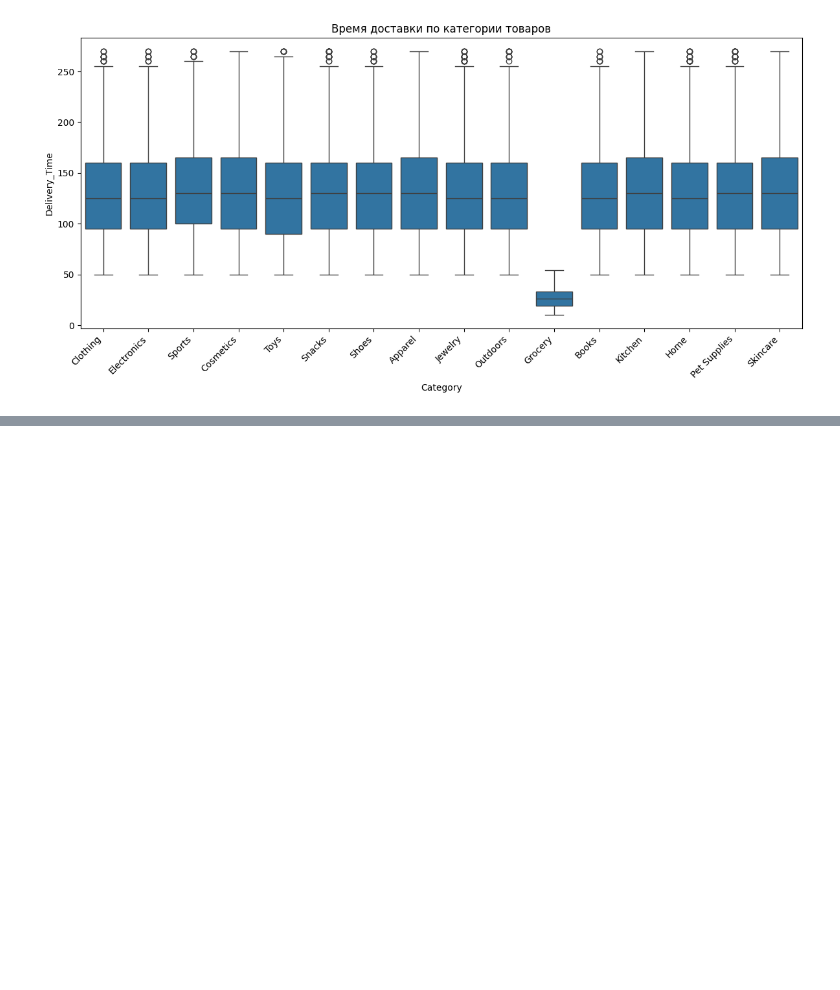
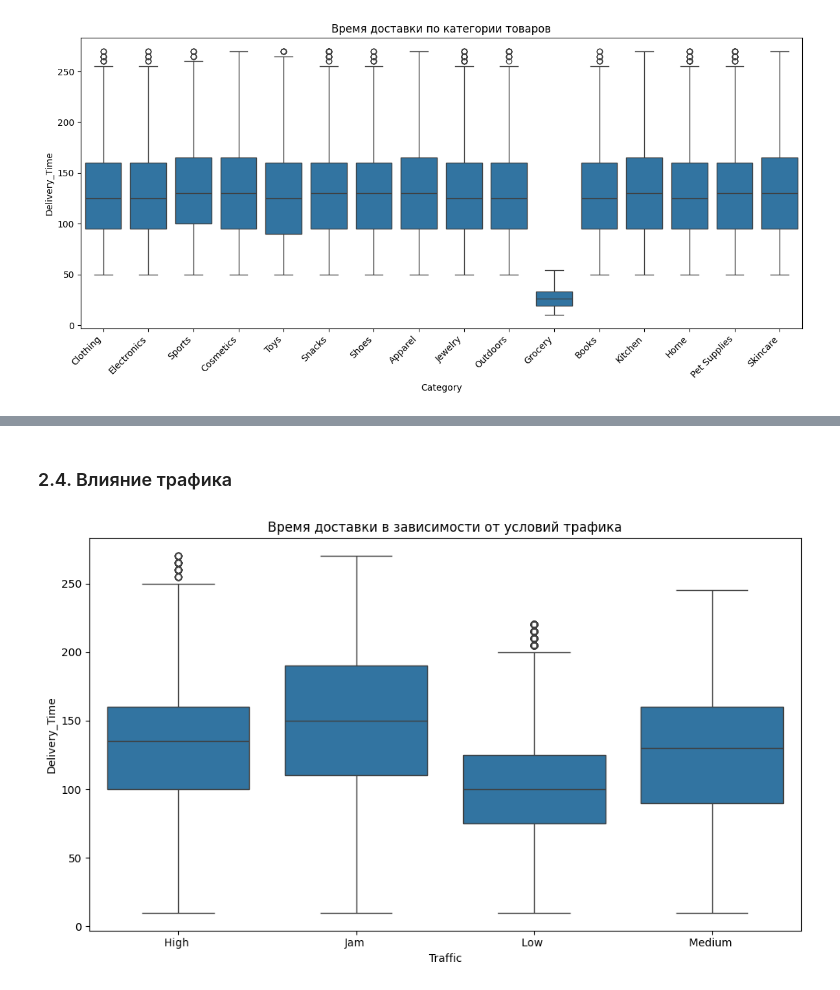
Before and after one commit to darinbtw/Machine_learning_to_optimize_processes_in_logistics, a Jupyter notebook: amazon_delivery_analyz.ipynb, the cells around one changed output, grey strips where cells are left out. Saved outputs shown, nothing was run; the diff lists cells and outputs as text; code cells hidden in the pictures; blank space fills up the shorter version.

```diff
--- a/amazon_delivery_analyz.ipynb
+++ b/amazon_delivery_analyz.ipynb
@@ -54,0 +76,10 @@ plt.show()
+# %% [markdown]
+### 2.4. Влияние трафика
+# %%
+plt.figure(figsize=(10,6))
+sns.boxplot(x='Traffic', y='Delivery_Time', data=df)
+plt.title('Время доставки в зависимости от условий трафика')
+plt.tight_layout()
+plt.show()
+# %% [output]
+[figure, added]
```
Also changed, not shown: parts of 4 cells of this notebook.
